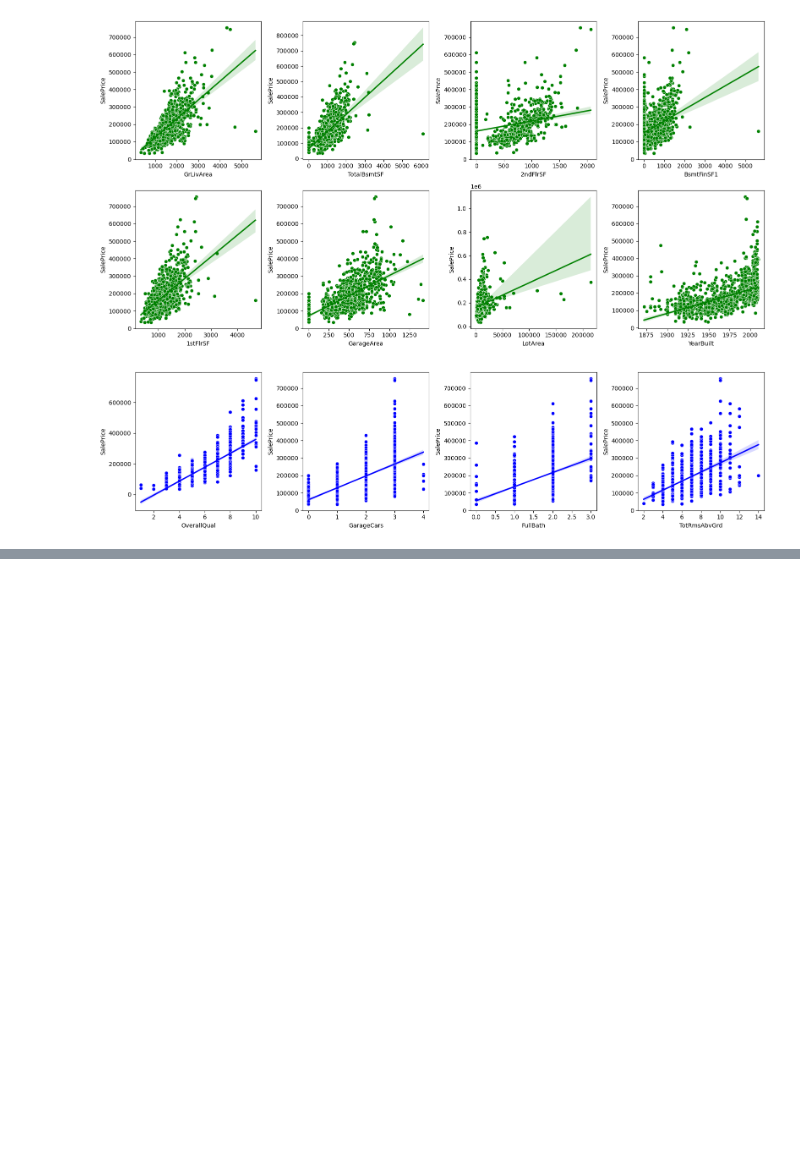
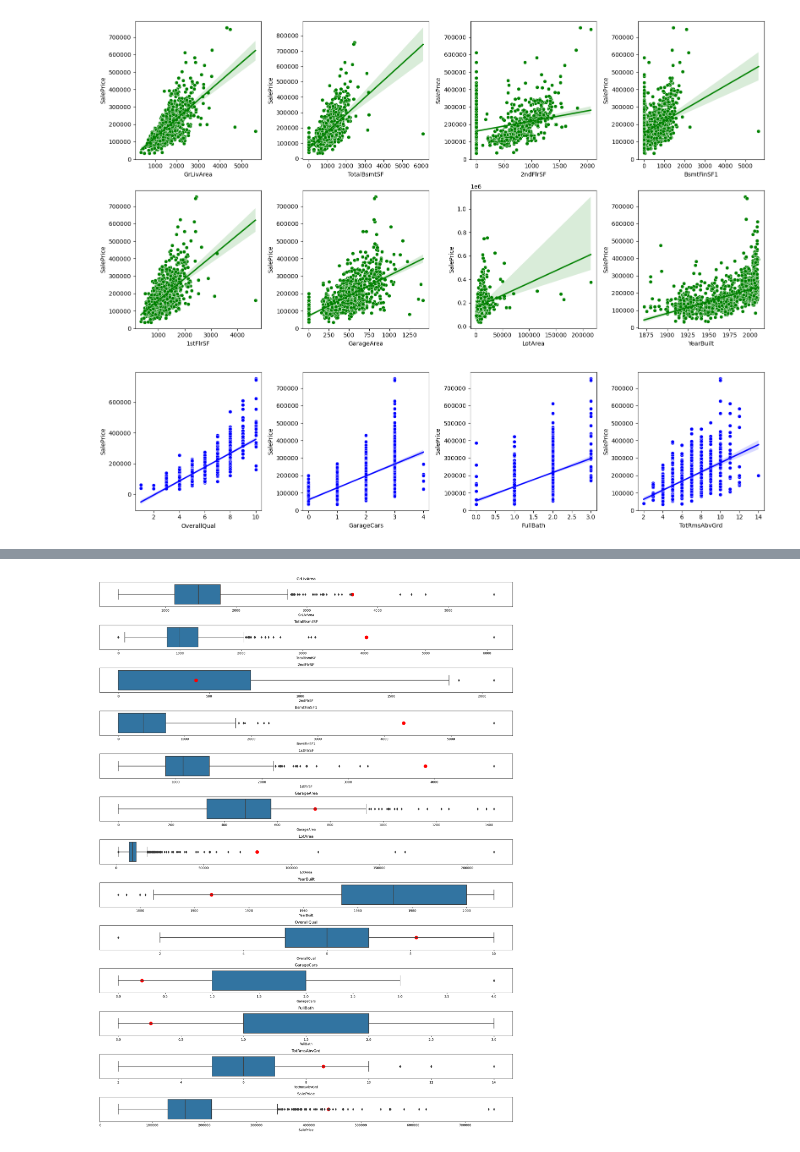
Before and after one commit to viniciusparede/house-prices-prediction-ppgia, a Jupyter notebook: notebooks/predicao.ipynb, the cells around one changed output, grey strips where cells are left out. Saved outputs shown, nothing was run; the diff lists cells and outputs as text; code cells hidden in the pictures; blank space fills up the shorter version.

Commit message:
charts

```diff
--- a/notebooks/predicao.ipynb
+++ b/notebooks/predicao.ipynb
@@ -326,0 +322,29 @@ ValueError: X has 12 features, but LinearRegression is expecting 4 features as i
+# %%
+import seaborn as sns
+import matplotlib.pyplot as plt
+
+# Configurações de plotagem
+plt.figure(figsize=(18, 24))
+
+# Criar um subplot para cada item em X_new
+for i, (item, value) in enumerate(X_new):
+    plt.subplot(len(X_new)+1, 1, i+1)
+    sns.boxplot(x=df_train_filled_encoded[item], orient='h')
+    plt.scatter(value, 0, color='red', s=100)
+    plt.yticks([])
+    plt.title(item)
+
+# Adicionar o boxplot dos valores de SalePrice
+plt.subplot(len(X_new)+1, 1, len(X_new)+1)
+sns.boxplot(x=df_train_filled_encoded['SalePrice'], orient='h')
+plt.scatter(y_pred_new, 0, color='red', s=100)
+plt.yticks([])
+plt.title('SalePrice')
+
+# Ajustar espaçamentos
+plt.tight_layout()
+
+# Exibir os gráficos
+plt.show()
+# %% [output]
+[figure, added]
```
Also changed, not shown: parts of 5 cells of this notebook.
